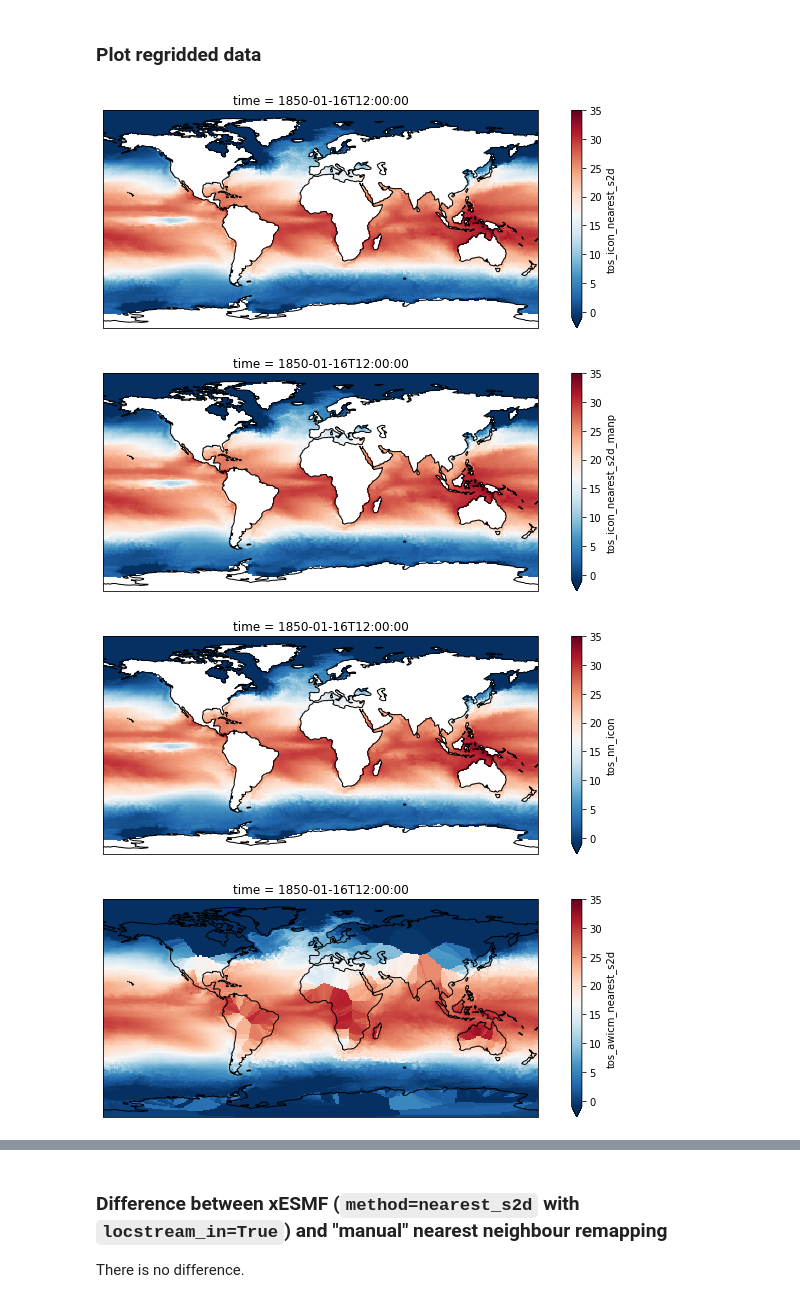
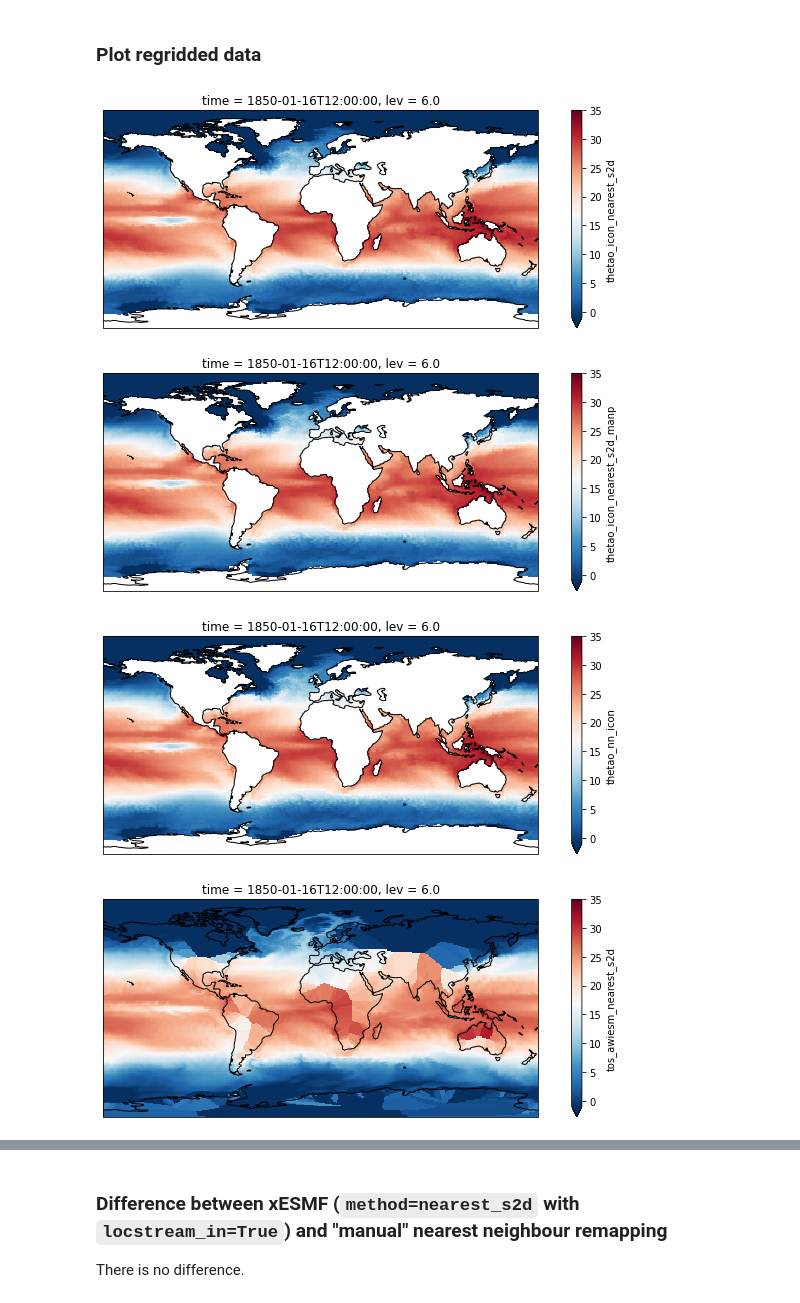
Before and after one commit to roocs/regrid-prototype, a Jupyter notebook: docs/notebooks/xESMF_unstructured_locstream_ref.ipynb, the cells around one changed output, grey strips where cells are left out. Drawn from its saved outputs; the diff is of its cells as text; code cells hidden in the pictures.

```diff
--- a/docs/notebooks/xESMF_unstructured_locstream_ref.ipynb
+++ b/docs/notebooks/xESMF_unstructured_locstream_ref.ipynb
@@ -290,15 +305,15 @@ The masks therefore have to be applied manually to the regridded result or the w
 # %%
 # Create the mask by masking target grid cells that are located >= 2 * res of a source grid cell
 mask_icon=np.where(dist_icon>=res_icon*2, False, True).reshape(180,360)
-mask_awicm=np.where(dist_awicm>=res_awicm*3, False, True).reshape(180,360) #factor set to 3 for FESOM
+mask_awiesm=np.where(dist_awiesm>=res_awiesm*3, False, True).reshape(180,360) #factor set to 3 for FESOM
 
 # Copy the output grid as reference
 ds_out_icon = ds_out.copy()
-ds_out_awicm= ds_out.copy()
+ds_out_awiesm= ds_out.copy()
 
 # Specify the created mask as output mask
 ds_out_icon['mask']=xr.DataArray(data=mask_icon, dims=["y", "x"])
-ds_out_awicm['mask']=xr.DataArray(data=mask_awicm, dims=["y", "x"])
+ds_out_awiesm['mask']=xr.DataArray(data=mask_awiesm, dims=["y", "x"])
 # %%
 fig, axes = plt.subplots(ncols=1, nrows=1, figsize=(16,5))
 im=axes.pcolormesh(ds_out_icon['mask'], cmap="binary_r")
@@ -328,7 +343,7 @@ def regrid(ds_in, ds_out, method='nearest_s2d', locstream_in=True):
     """Convenience function for calculating regridding weights"""
     return xe.Regridder(ds_in, ds_out, method, locstream_in)
 
-# Just looking at nearest_s2d
+# Just looking at nearest_s2d - which is yet the only method supported for locstream format
 # method_list = ['bilinear','nearest_s2d', 'conservative', 'conservative_normed', 'patch']
 method_list = ['nearest_s2d']
 
@@ -342,7 +357,7 @@ for method in method_list:
 
     # AWI-CM FESOM
     print()
-    %time regridder[method+"_awicm"]=regrid(ds_awicm, ds_out_awicm, method)
-    regridder[method+"_awicm_manp"]=regrid(ds_awicm, ds_out_awicm, method)
-    print(regridder[method+"_awicm"])
+    %time regridder[method+"_awiesm"]=regrid(ds_awiesm, ds_out_awiesm, method)
+    regridder[method+"_awiesm_manp"]=regrid(ds_awiesm, ds_out_awiesm, method)
+    print(regridder[method+"_awiesm"])
 # %% [output]
@@ -415,7 +430,7 @@ def add_nans_to_weights_and_mask(weights, mask_out):
 regridder["nearest_s2d_icon_manp"].weights=add_nans_to_weights_and_mask(
     regridder["nearest_s2d_icon_manp"].weights, mask_icon
 )
-regridder["nearest_s2d_awicm_manp"].weights=add_nans_to_weights_and_mask(
-    regridder["nearest_s2d_awicm_manp"].weights, mask_awicm
+regridder["nearest_s2d_awiesm_manp"].weights=add_nans_to_weights_and_mask(
+    regridder["nearest_s2d_awiesm_manp"].weights, mask_awiesm
 )
 # %% [output]
@@ -427,11 +442,11 @@ Wall time: 402 ms
 # Perform regridding
 for method in method_list:
     # ICON-ESM OES
-    ds_out["tos_icon_"+method]=regridder[method+"_icon"](ds_icon.tos)
-    ds_out["tos_icon_"+method+"_manp"]=regridder[method+"_icon_manp"](ds_icon.tos)
+    ds_out["thetao_icon_"+method]=regridder[method+"_icon"](ds_icon.thetao)
+    ds_out["thetao_icon_"+method+"_manp"]=regridder[method+"_icon_manp"](ds_icon.thetao)
     # AWI-CM FESOM
-    ds_out["tos_awicm_"+method]=regridder[method+"_awicm"](ds_awicm.tos)
-    ds_out["tos_awicm_"+method+"_manp"]=regridder[method+"_awicm_manp"](ds_awicm.tos)
+    ds_out["tos_awiesm_"+method]=regridder[method+"_awiesm"](ds_awiesm.tos)
+    ds_out["tos_awiesm_"+method+"_manp"]=regridder[method+"_awiesm_manp"](ds_awiesm.tos)
 # %% [markdown]
 ### Plot regridded data
 # %%
@@ -442,36 +457,36 @@ for method in method_list:
 plt.figure(figsize=(12,4));
 ax = plt.axes(projection=ccrs.PlateCarree())
 #ax = plt.axes(projection=ccrs.Robinson())
-ds_out["tos_icon_nearest_s2d"].plot.pcolormesh(ax=ax, x='lon', y='lat', vmin=-1, vmax=35, cmap="RdBu_r");
+ds_out["thetao_icon_nearest_s2d"].plot.pcolormesh(ax=ax, x='lon', y='lat', vmin=-1, vmax=35, cmap="RdBu_r");
 ax.coastlines();
 # %% [output]
-[figure, old version]
+[figure, new version]
 # %%
 # ICON-ESM OES - masked through manipulated weights
 plt.figure(figsize=(12,4));
 ax = plt.axes(projection=ccrs.PlateCarree())
-ds_out["tos_icon_nearest_s2d_manp"].plot.pcolormesh(ax=ax, x='lon', y='lat', vmin=-1, vmax=35, cmap="RdBu_r");
+ds_out["thetao_icon_nearest_s2d_manp"].plot.pcolormesh(ax=ax, x='lon', y='lat', vmin=-1, vmax=35, cmap="RdBu_r");
 ax.coastlines();
 # %% [output]
-[figure, old version]
+[figure, new version]
 # %%
 # ICON-ESM OES - reference
 plt.figure(figsize=(12,4));
 ax = plt.axes(projection=ccrs.PlateCarree())
-ds_out["tos_nn_icon"].plot.pcolormesh(ax=ax, x='lon', y='lat', vmin=-1, vmax=35, cmap="RdBu_r");
+ds_out["thetao_nn_icon"].plot.pcolormesh(ax=ax, x='lon', y='lat', vmin=-1, vmax=35, cmap="RdBu_r");
 ax.coastlines();
 # %% [output]
-[figure, old version]
+[figure, new version]
 # %%
 # AWI-CM FESOM - unmasked
 # For AWI-CM FESOM there are no defined source grid cells over land (unmapped),
 #  so target grid cells on land take the value of the nearest ocean cell at the coast.
 plt.figure(figsize=(12,4));
 ax = plt.axes(projection=ccrs.PlateCarree())
-ds_out["tos_awicm_nearest_s2d"].plot.pcolormesh(ax=ax, x='lon', y='lat', vmin=-1, vmax=35, cmap="RdBu_r");
+ds_out["tos_awiesm_nearest_s2d"].plot.pcolormesh(ax=ax, x='lon', y='lat', vmin=-1, vmax=35, cmap="RdBu_r");
 ax.coastlines();
 # %% [output]
-[figure, old version]
+[figure, new version]
 # %%
 # AWI-CM FESOM - masked through manipulated weights
 plt.figure(figsize=(12,4));
```
Also changed, not shown: parts of 25 cells of this notebook, 3 other files.
